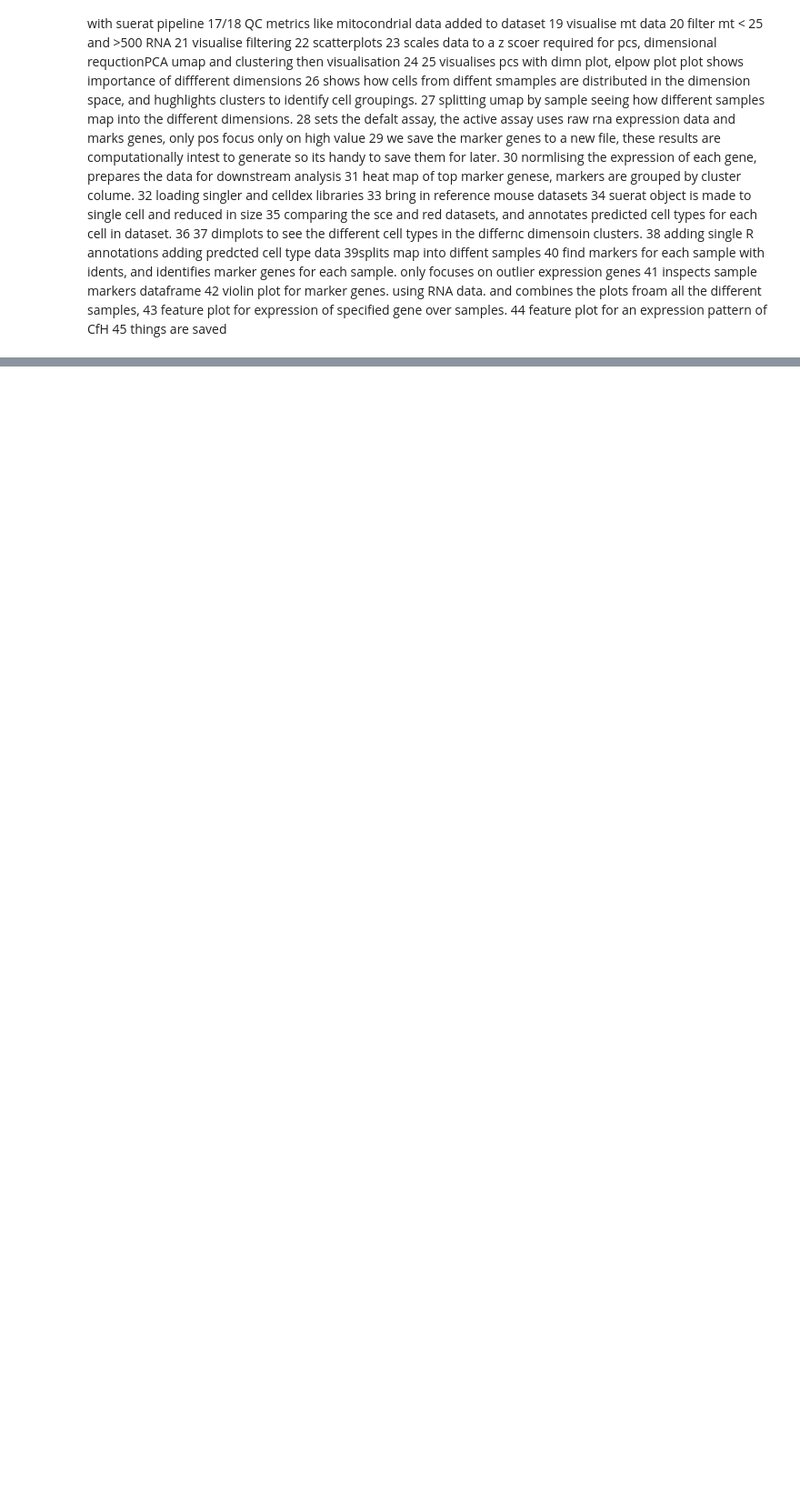
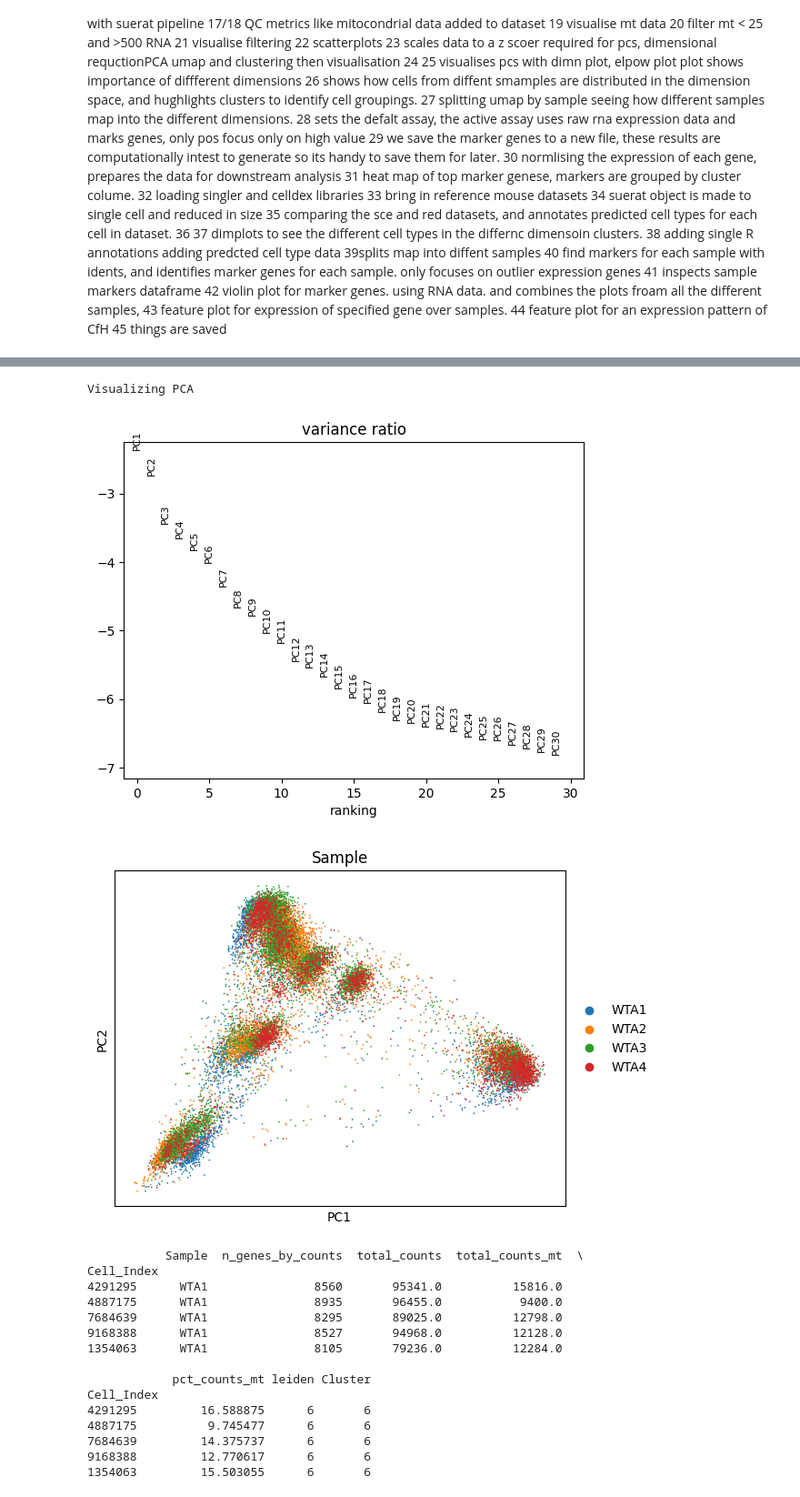
Before and after one commit to MisterAodh/SingleCellPipeline, a Jupyter notebook: analysis_pipeline.ipynb, the cells around one changed output, grey strips where cells are left out. Shown at 91% size. Cells and saved outputs as stored; diff of their text form; code cells hidden in the pictures; blank space fills up the shorter version.

```diff
--- a/analysis_pipeline.ipynb
+++ b/analysis_pipeline.ipynb
@@ -110,9 +61,0 @@ Successfully converted 4 datasets to AnnData.
-# %%
-for adata in adata_list:
-    adata.var_names = adata.var_names.str.upper().str.strip()  # Convert to uppercase and remove whitespace
-
-
-for i, adata in enumerate(adata_list):
-    print(f"AnnData {i + 1} shape: {adata.shape}")
-    print("Observation names (cells):", adata.obs_names[:5])
-    print("Variable names (genes):", adata.var_names[:5])
@@ -350,0 +434,24 @@ UMAP embedding complete.
+# %%
+print("Running PCA...")
+
+# Run PCA
+sc.tl.pca(adata_merged, svd_solver='arpack', n_comps=30)
+print("PCA completed.")
+
+# Build neighborhood graph
+sc.pp.neighbors(adata_merged, n_pcs=30, use_rep="X_pca")
+
+# Run UMAP
+sc.tl.umap(adata_merged)
+print("UMAP embedding (first 5 cells):")
+print(adata_merged.obsm['X_umap'][:5])
+
+# Cluster cells using the Leiden algorithm
+sc.tl.leiden(adata_merged, resolution=0.1)
+
+# Save clusters in obs
+adata_merged.obs['Cluster'] = adata_merged.obs['leiden']
+
+# Visualize UMAP with clusters
+sc.pl.umap(adata_merged, color=['Cluster', 'Sample'], wspace=0.4)
+# Cell 10
@@ -350,0 +461,29 @@ UMAP embedding complete.
+# %%
+# Cell 11
+print("Visualizing PCA")
+
+# PCA Heatmap (Top 15 Components)
+sc.pl.pca_variance_ratio(adata_merged, log=True, n_pcs=30)  # Variance ratio for top 15 components
+
+# DimPlot equivalent: Visualize PCA
+sc.pl.pca(adata_merged, color="Sample")  # Color points by Sample
+print(adata_merged.obs.head())
+# %% [output]
+Visualizing PCA
+[figure, added]
+[figure, added]
+           Sample  n_genes_by_counts  total_counts  total_counts_mt  \
+Cell_Index
+4291295      WTA1               8560       95341.0          15816.0
+4887175      WTA1               8935       96455.0           9400.0
+7684639      WTA1               8295       89025.0          12798.0
+9168388      WTA1               8527       94968.0          12128.0
+1354063      WTA1               8105       79236.0          12284.0
+
+            pct_counts_mt leiden Cluster
+Cell_Index
+4291295         16.588875      6       6
+4887175          9.745477      6       6
+7684639         14.375737      6       6
+9168388         12.770617      6       6
+1354063         15.503055      6       6
```
Also changed, not shown: parts of 32 cells of this notebook.
